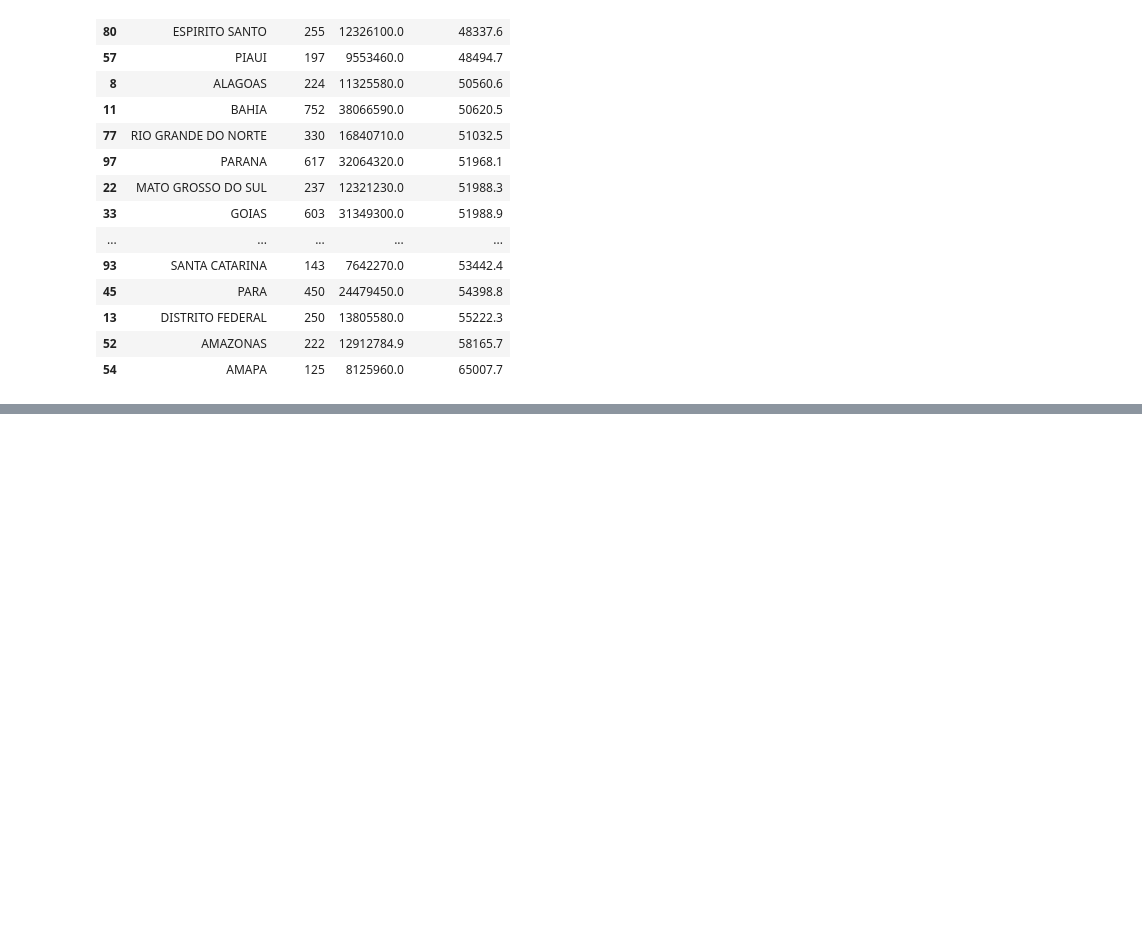
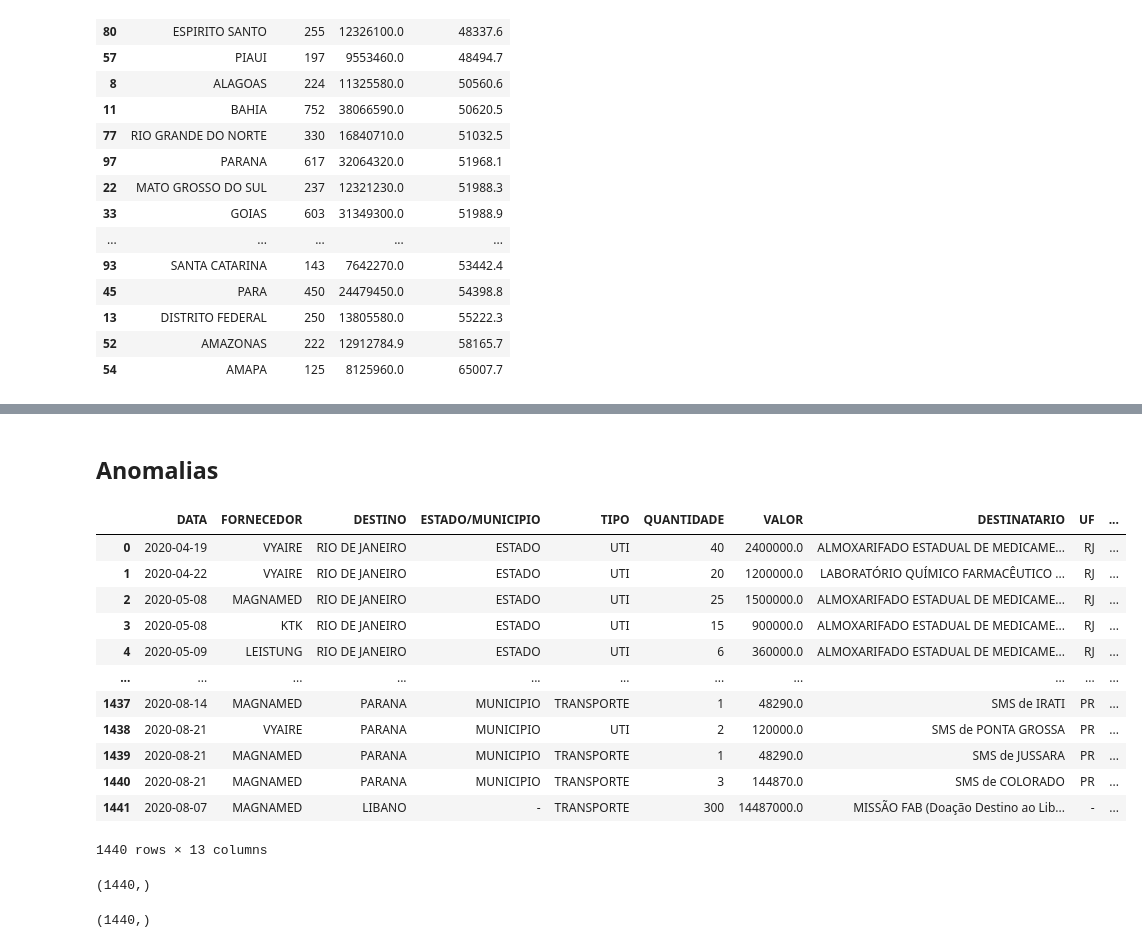
Before and after one commit to jpvt/Covid19_Visualization, a Jupyter notebook: vis_repiradores.ipynb, the cells around one changed output, grey strips where cells are left out. Cells and saved outputs as stored; diff of their text form; code cells hidden in the pictures; blank space fills up the shorter version.

```diff
--- a/vis_repiradores.ipynb
+++ b/vis_repiradores.ipynb
@@ -277,0 +274,18 @@ tls.get_embed('https://plotly.com/~chris/1638')
+# %% [markdown]
+## Anomalias
+# %%
+df
+# %% [output]
+|  | DATA | FORNECEDOR | DESTINO | ESTADO/MUNICIPIO | TIPO | QUANTIDADE | VALOR | DESTINATARIO | UF | ... |
+| 0 | 2020-04-19 | VYAIRE | RIO DE JANEIRO | ESTADO | UTI | 40 | 2400000.0 | ALMOXARIFADO ESTADUAL DE MEDICAME... | RJ | ... |
+| 1 | 2020-04-22 | VYAIRE | RIO DE JANEIRO | ESTADO | UTI | 20 | 1200000.0 | LABORATÓRIO QUÍMICO FARMACÊUTICO ... | RJ | ... |
+| 2 | 2020-05-08 | MAGNAMED | RIO DE JANEIRO | ESTADO | UTI | 25 | 1500000.0 | ALMOXARIFADO ESTADUAL DE MEDICAME... | RJ | ... |
+| 3 | 2020-05-08 | KTK | RIO DE JANEIRO | ESTADO | UTI | 15 | 900000.0 | ALMOXARIFADO ESTADUAL DE MEDICAME... | RJ | ... |
+| 4 | 2020-05-09 | LEISTUNG | RIO DE JANEIRO | ESTADO | UTI | 6 | 360000.0 | ALMOXARIFADO ESTADUAL DE MEDICAME... | RJ | ... |
+| ... | ... | ... | ... | ... | ... | ... | ... | ... | ... | ... |
+| 1437 | 2020-08-14 | MAGNAMED | PARANA | MUNICIPIO | TRANSPORTE | 1 | 48290.0 | SMS de IRATI | PR | ... |
+| 1438 | 2020-08-21 | VYAIRE | PARANA | MUNICIPIO | UTI | 2 | 120000.0 | SMS de PONTA GROSSA | PR | ... |
+| 1439 | 2020-08-21 | MAGNAMED | PARANA | MUNICIPIO | TRANSPORTE | 1 | 48290.0 | SMS de JUSSARA | PR | ... |
+| 1440 | 2020-08-21 | MAGNAMED | PARANA | MUNICIPIO | TRANSPORTE | 3 | 144870.0 | SMS de COLORADO | PR | ... |
+| 1441 | 2020-08-07 | MAGNAMED | LIBANO | - | TRANSPORTE | 300 | 14487000.0 | MISSÃO FAB (Doação Destino ao Lib... | - | ... |
+1440 rows × 13 columns
@@ -277,0 +298,8 @@ tls.get_embed('https://plotly.com/~chris/1638')
+# %%
+(df['QUANTIDADE'].values).shape
+# %% [output]
+(1440,)
+# %%
+(df['VALOR'].values).shape
+# %% [output]
+(1440,)
```
Also changed, not shown: parts of 6 cells of this notebook, 1 other file.
